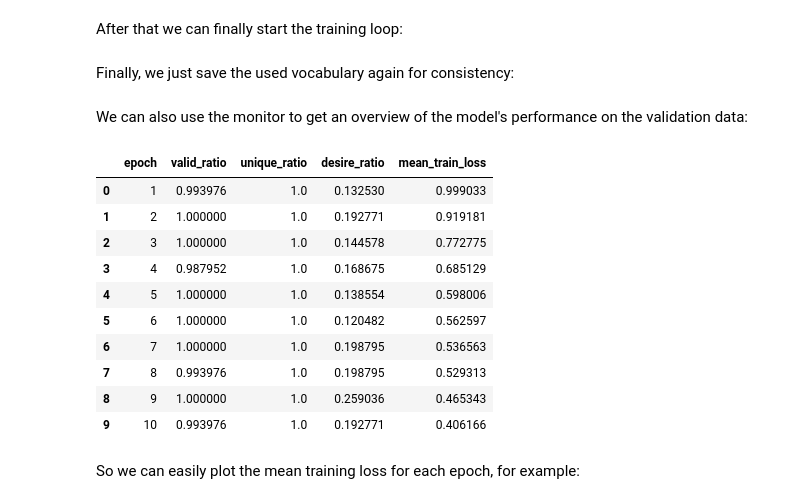
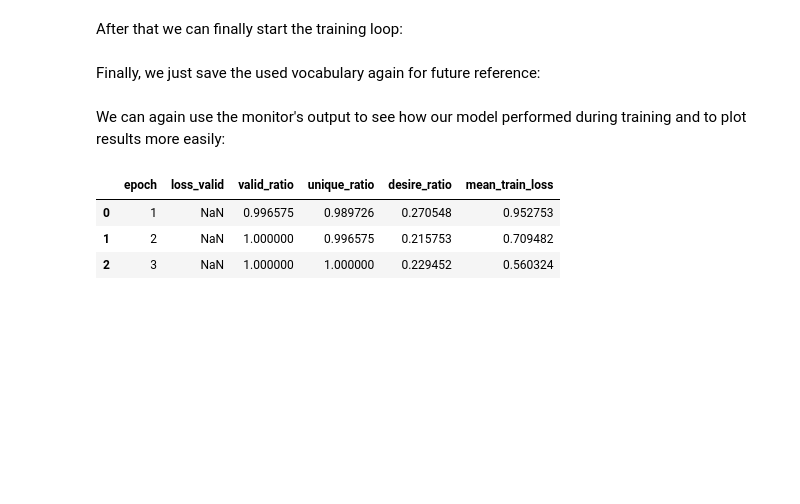
Before and after one commit to CDDLeiden/DrugEx, a Jupyter notebook: tutorial/rl_optimization.ipynb, the cells around one changed output. Drawn from its saved outputs; the diff is of its cells as text; code cells hidden in the pictures; blank space fills up the shorter version.

```diff
--- a/tutorial/rl_optimization.ipynb
+++ b/tutorial/rl_optimization.ipynb
@@ -258,23 +263,14 @@ reinforcer.fit(train.asDataLoader(batch_size=128), test.asDataLoader(batch_size=
 # %% [markdown]
-Finally, we just save the used vocabulary again for consistency:
+Finally, we just save the used vocabulary again for future reference:
 # %%
 vocabulary.toFile('data/models/reinforced/graph/agent.vocab')
 # %% [markdown]
-We can also use the monitor to get an overview of the model's performance on the validation data:
+We can again use the monitor's output to see how our model performed during training and to plot results more easily:
 # %%
-df_perf = monitor.asDataFrame()
-df_perf
+df_info = pd.read_csv('data/models/reinforced/graph/agent_fit.tsv', sep='\t')
+df_info
 # %% [output]
-|  | epoch | valid_ratio | unique_ratio | desire_ratio | mean_train_loss |
-| 0 | 1 | 0.993976 | 1.0 | 0.132530 | 0.999033 |
-| 1 | 2 | 1.000000 | 1.0 | 0.192771 | 0.919181 |
-| 2 | 3 | 1.000000 | 1.0 | 0.144578 | 0.772775 |
-| 3 | 4 | 0.987952 | 1.0 | 0.168675 | 0.685129 |
-| 4 | 5 | 1.000000 | 1.0 | 0.138554 | 0.598006 |
-| 5 | 6 | 1.000000 | 1.0 | 0.120482 | 0.562597 |
-| 6 | 7 | 1.000000 | 1.0 | 0.198795 | 0.536563 |
-| 7 | 8 | 0.993976 | 1.0 | 0.198795 | 0.529313 |
-| 8 | 9 | 1.000000 | 1.0 | 0.259036 | 0.465343 |
-| 9 | 10 | 0.993976 | 1.0 | 0.192771 | 0.406166 |
+|  | epoch | loss_valid | valid_ratio | unique_ratio | desire_ratio | mean_train_loss |
+| 0 | 1 | NaN | 0.996575 | 0.989726 | 0.270548 | 0.952753 |
+| 1 | 2 | NaN | 1.000000 | 0.996575 | 0.215753 | 0.709482 |
+| 2 | 3 | NaN | 1.000000 | 1.000000 | 0.229452 | 0.560324 |
-# %% [markdown]
-So we can easily plot the mean training loss for each epoch, for example:
```
Also changed, not shown: parts of 26 cells of this notebook, 7 other files.
